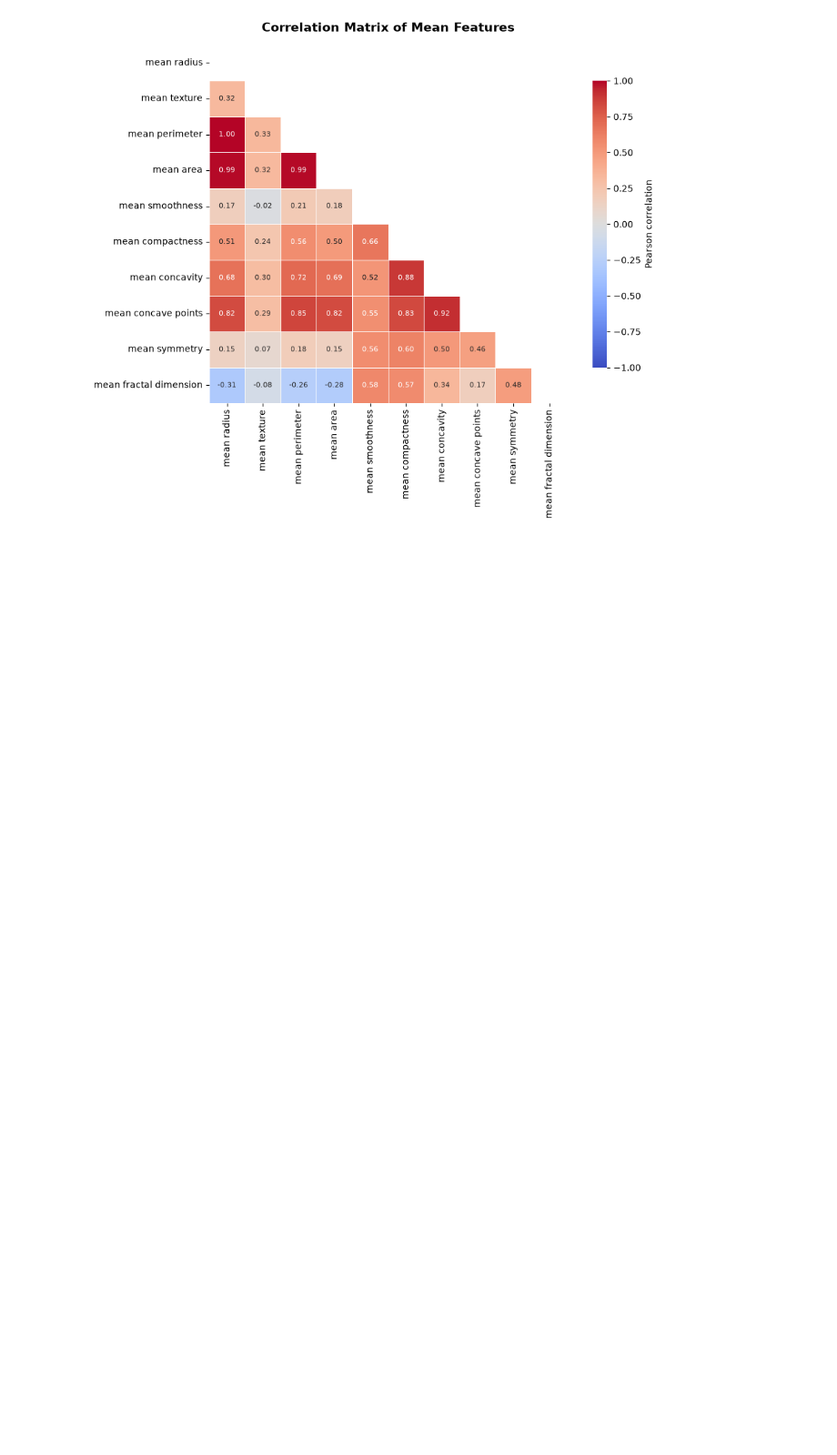
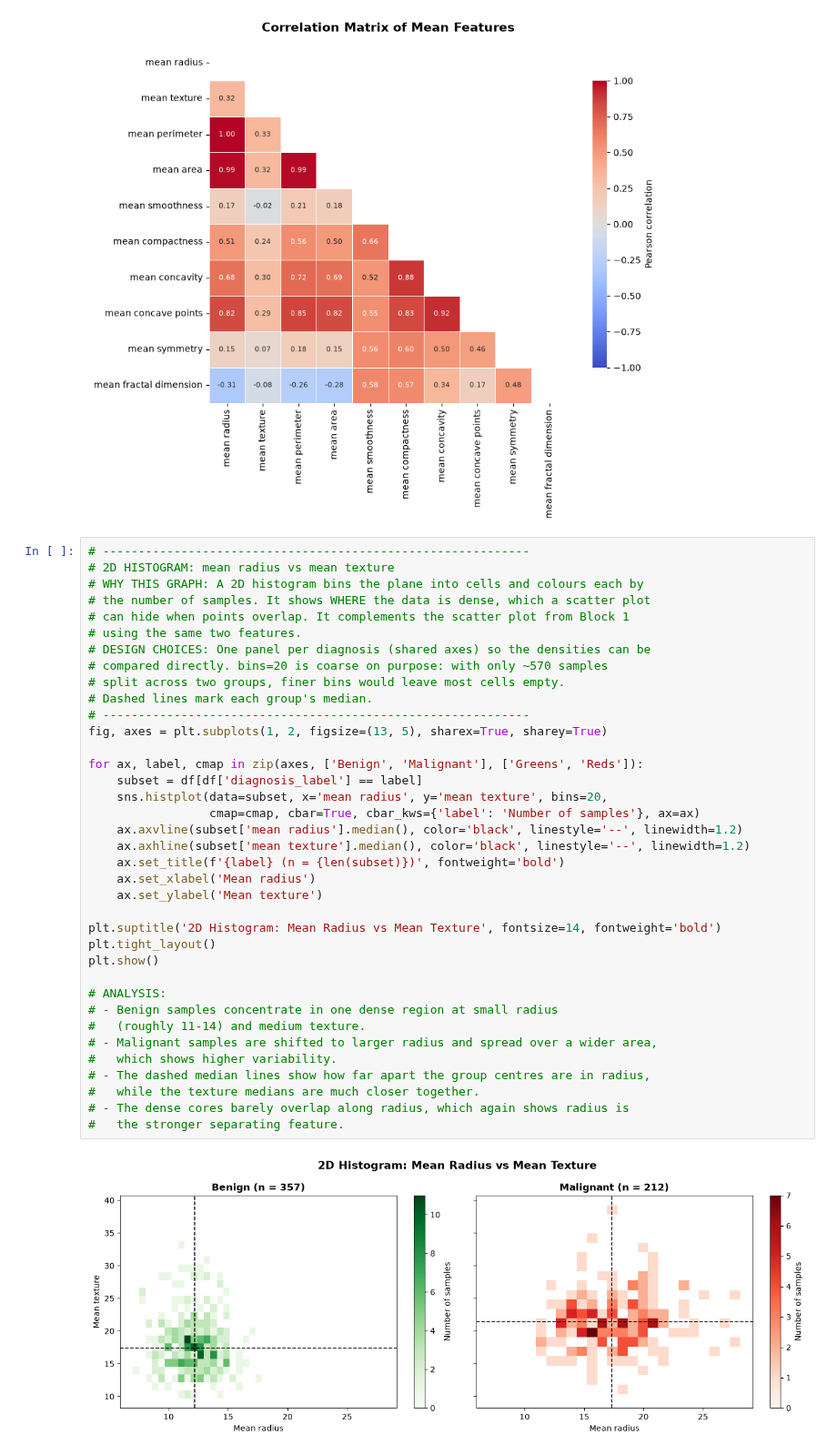
Before and after one commit to ItsUgesh/data-visualization, a Jupyter notebook: lesson-3.ipynb, the cells around one changed output. Shown at 91% size. Drawn from its saved outputs; the diff is of its cells as text; blank space fills up the shorter version.

Commit message:
Add 2D histograms of radius vs texture by diagnosis
- Binned radius and texture into density grids, one panel per diagnosis
- Used shared axes so densities are directly comparable
- Marked group medians with dashed reference lines
- Documented the binning choice and analysis in code comments

```diff
--- a/lesson-3.ipynb
+++ b/lesson-3.ipynb
@@ -295,3 +295,42 @@ plt.show()
 #   relationship seen in the scatter plot.
 # %% [output]
 [figure]
+# %%
+# ------------------------------------------------------------
+# 2D HISTOGRAM: mean radius vs mean texture
+# WHY THIS GRAPH: A 2D histogram bins the plane into cells and colours each by
+# the number of samples. It shows WHERE the data is dense, which a scatter plot
+# can hide when points overlap. It complements the scatter plot from Block 1
+# using the same two features.
+# DESIGN CHOICES: One panel per diagnosis (shared axes) so the densities can be
+# compared directly. bins=20 is coarse on purpose: with only ~570 samples
+# split across two groups, finer bins would leave most cells empty.
+# Dashed lines mark each group's median.
+# ------------------------------------------------------------
+fig, axes = plt.subplots(1, 2, figsize=(13, 5), sharex=True, sharey=True)
+
+for ax, label, cmap in zip(axes, ['Benign', 'Malignant'], ['Greens', 'Reds']):
+    subset = df[df['diagnosis_label'] == label]
+    sns.histplot(data=subset, x='mean radius', y='mean texture', bins=20,
+                 cmap=cmap, cbar=True, cbar_kws={'label': 'Number of samples'}, ax=ax)
+    ax.axvline(subset['mean radius'].median(), color='black', linestyle='--', linewidth=1.2)
+    ax.axhline(subset['mean texture'].median(), color='black', linestyle='--', linewidth=1.2)
+    ax.set_title(f'{label} (n = {len(subset)})', fontweight='bold')
+    ax.set_xlabel('Mean radius')
+    ax.set_ylabel('Mean texture')
+
+plt.suptitle('2D Histogram: Mean Radius vs Mean Texture', fontsize=14, fontweight='bold')
+plt.tight_layout()
+plt.show()
+
+# ANALYSIS:
+# - Benign samples concentrate in one dense region at small radius
+#   (roughly 11-14) and medium texture.
+# - Malignant samples are shifted to larger radius and spread over a wider area,
+#   which shows higher variability.
+# - The dashed median lines show how far apart the group centres are in radius,
+#   while the texture medians are much closer together.
+# - The dense cores barely overlap along radius, which again shows radius is
+#   the stronger separating feature.
+# %% [output]
+[figure, added]
```
